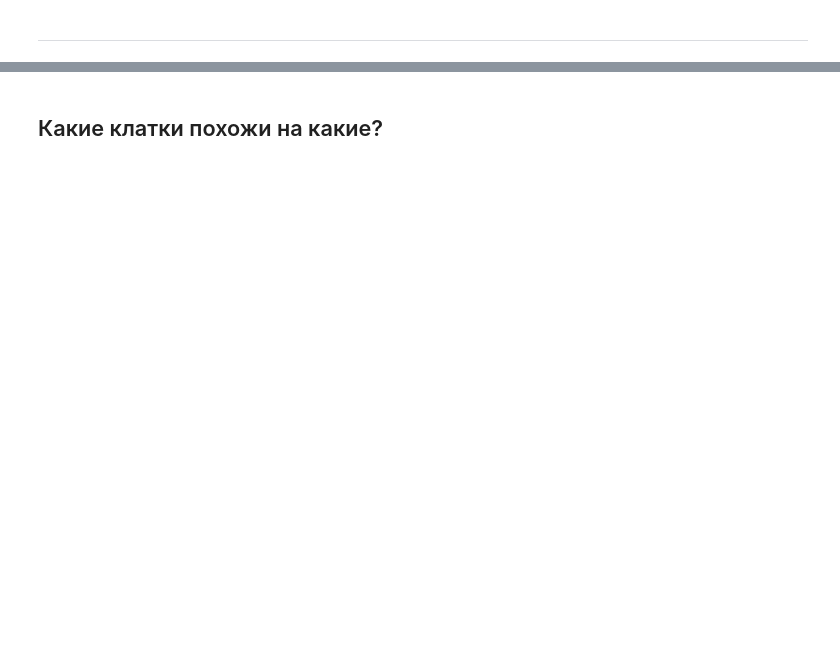
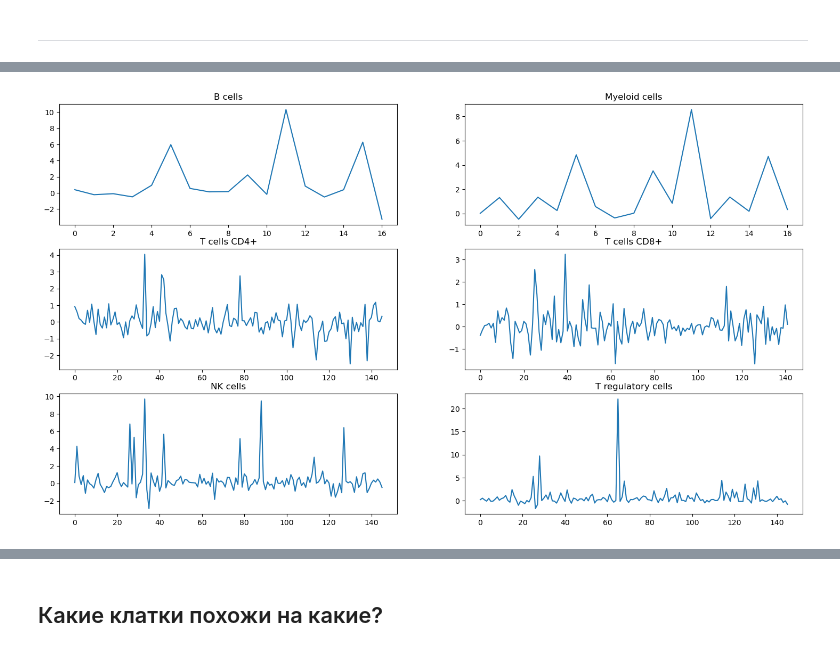
Before and after one commit to hoittoken/Python, a Jupyter notebook: Py/Projects/project_kaggle_single_cell/SCP_project.ipynb, the cells around one changed output, grey strips where cells are left out. Drawn from its saved outputs; the diff is of its cells as text; code cells hidden in the pictures; blank space fills up the shorter version.

```diff
--- a/Py/Projects/project_kaggle_single_cell/SCP_project.ipynb
+++ b/Py/Projects/project_kaggle_single_cell/SCP_project.ipynb
@@ -34,0 +122,11 @@ pd.read_csv('submission.csv')
+# %%
+cells = df.loc[df['sm_name'] == drugs[0]].T.drop(['sm_name', 'sm_lincs_id', 'SMILES', 'control'], axis=0).iloc[0].values
+DE = df.loc[df['sm_name'] == drugs[0]].T.drop(['sm_name', 'sm_lincs_id', 'SMILES', 'control', 'cell_type'], axis=0).values
+data = pd.DataFrame(DE, columns=cells, index=gene_names)
+X = data.drop(['B cells', 'Myeloid cells'], axis=1)
+y_b = data['B cells']
+y_m = data['Myeloid cells']
+
+from sklearn.linear_model import LinearRegression
+model_b = LinearRegression().fit(X, y_b)
+model_m = LinearRegression().fit(X, y_m)
@@ -82,0 +211,14 @@ w_list = np.array(w_list)
+# %%
+nk_df = df[df['cell_type'] == 'NK cells']
+t_cd4_df = df[df['cell_type'] == 'T cells CD4+']
+t_cd8_df = df[df['cell_type'] == 'T cells CD8+']
+t_r_df = df[df['cell_type'] == 'T regulatory cells']
+b_df = df[df['cell_type'] == 'B cells']
+m_df = df[df['cell_type'] == 'Myeloid cells']
+
+print(f"Shape of NK cells data: {nk_df.shape}")
+print(f"Shape of T cells CD4+ data: {t_cd4_df.shape}")
+print(f"Shape of T cells CD8+ data: {t_cd8_df.shape}")
+print(f"Shape of T regulatory cells data: {t_r_df.shape}")
+print(f"Shape of B cells data: {b_df.shape}")
+print(f"Shape of Myeloid cells data: {m_df.shape}")
@@ -82,0 +246,19 @@ w_list = np.array(w_list)
+# %%
+fig, ax = plt.subplots(3, 2)
+
+for i in df.columns[5:6]:
+    ax[0, 0].plot(np.arange(len(b_df[i].values)), b_df[i].values)
+    ax[1, 0].plot(np.arange(len(t_cd4_df[i].values)), t_cd4_df[i].values)
+    ax[2, 0].plot(np.arange(len(nk_df[i].values)), nk_df[i].values)
+    ax[0, 1].plot(np.arange(len(m_df[i].values)), m_df[i].values)
+    ax[1, 1].plot(np.arange(len(t_cd8_df[i].values)), t_cd8_df[i].values)
+    ax[2, 1].plot(np.arange(len(t_r_df[i].values)), t_r_df[i].values)
+
+ax[0, 0].set_title('B cells')
+ax[1, 0].set_title('T cells CD4+')
+ax[2, 0].set_title('NK cells')
+ax[0, 1].set_title('Myeloid cells')
+ax[1, 1].set_title('T cells CD8+')
+ax[2, 1].set_title('T regulatory cells');
+# %% [output]
+[figure, added]
```
Also changed, not shown: parts of 50 cells of this notebook, 1 other file.
